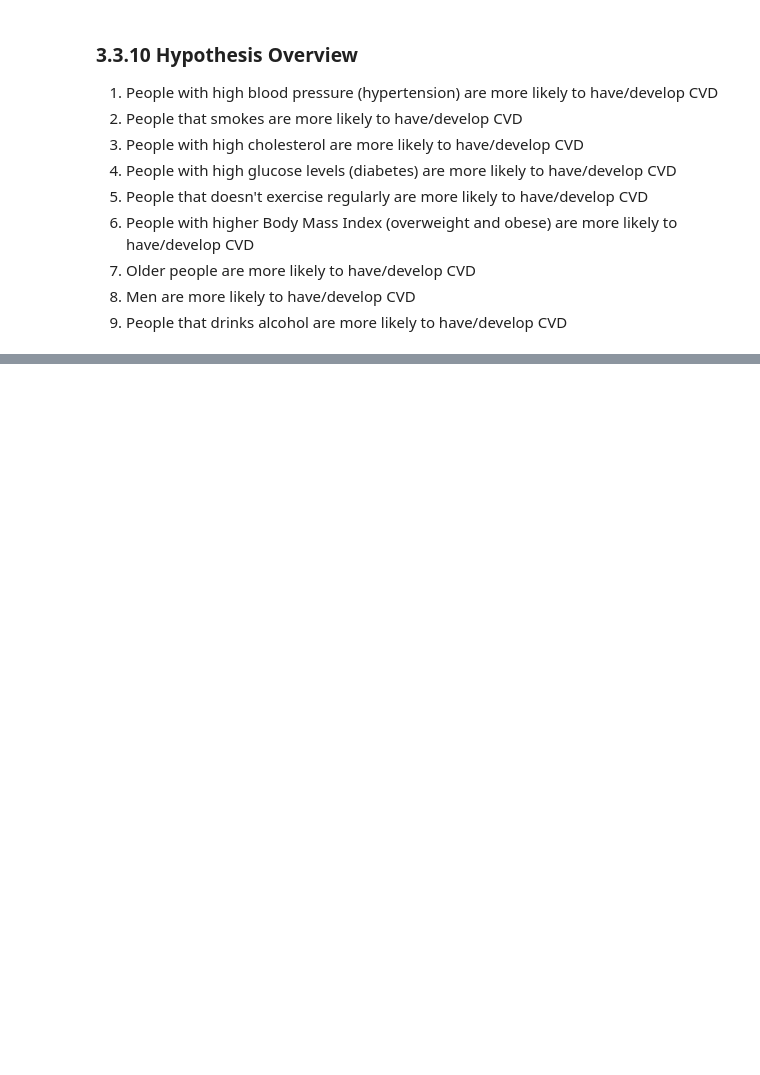
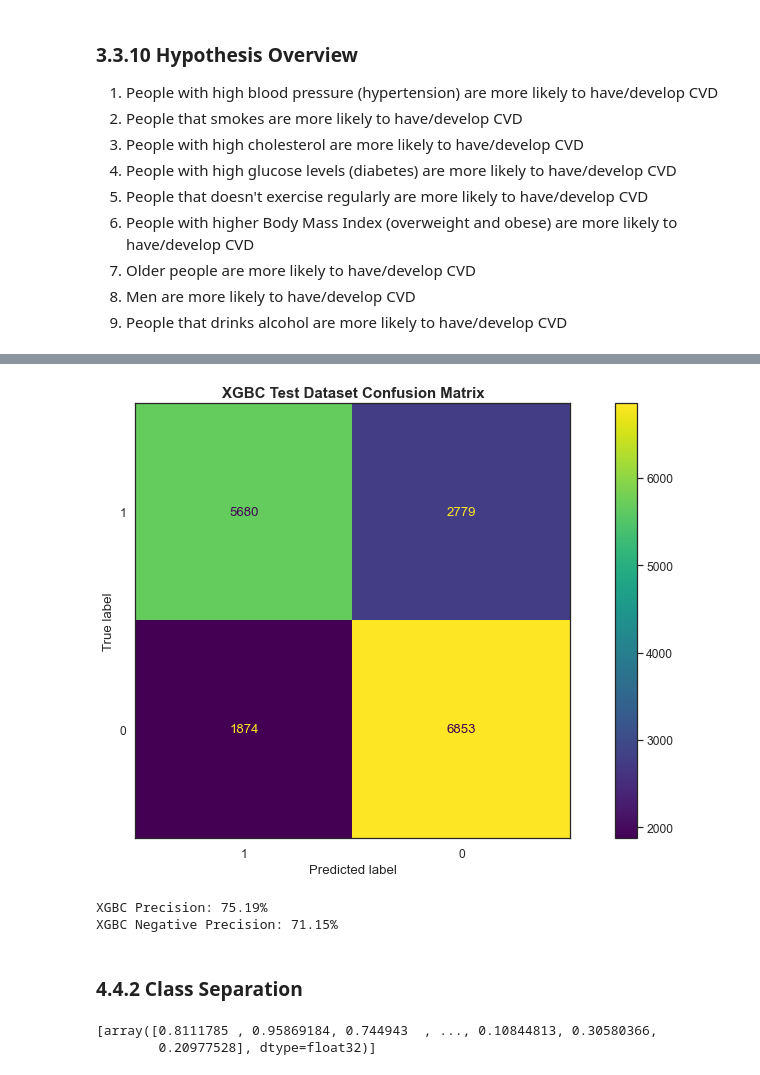
Before and after one commit to henriqueumeda/cardio-catch-diseases, a Jupyter notebook: Cardio Catch Diseases.ipynb, the cells around one changed output, grey strips where cells are left out. Saved outputs shown, nothing was run; the diff lists cells and outputs as text; code cells hidden in the pictures; blank space fills up the shorter version.

```diff
--- a/Cardio Catch Diseases.ipynb
+++ b/Cardio Catch Diseases.ipynb
@@ -910,0 +1176,3 @@ df_hypothesis
+# %%
+final_columns = manual_features
+final_columns
@@ -910,0 +1190,10 @@ df_hypothesis
+# %%
+models = dict()
+models['logistic_regression'] = LogisticRegression(max_iter=1000)
+models['decision_tree'] = DecisionTreeClassifier()
+models['random_forest'] = RandomForestClassifier()
+models['xgbc'] = XGBClassifier(use_label_encoder=False)
+models['naive_bayes'] = GaussianNB()
+# %%
+df_model[['cholesterol', 'gluc', 'hypertension']] = df_model[['cholesterol', 'gluc', 'hypertension']].astype(int)
+df_model.describe()
@@ -910,0 +1210,18 @@ df_hypothesis
+# %%
+for name, model in models.items():
+    # Start counting time
+    start = time.perf_counter()
+
+    X = df_model[final_columns]
+    y = df_model['cardio']
+
+    originalclass = []
+    predictedclass = []
+    acc_score = np.mean(cross_val_score(model, X, y, scoring=make_scorer(classification_report_with_accuracy_score),cv=3))
+    print('{}: {:.2%} accuracy\n'.format(name, acc_score))
+    print(classification_report(originalclass, predictedclass, zero_division = 0))
+
+    # Compute time for executing each algo
+    run = time.perf_counter() - start
+    print('Computational runtime of {} algorithm: {:.2f} seconds'.format(name, run))
+    print('-='*30)
@@ -910,0 +1252,9 @@ df_hypothesis
+# %%
+X_train, X_test, y_train, y_test = train_test_split(X, y)
+
+xgbc = XGBClassifier(use_label_encoder=False)
+xgbc.fit(X_train, y_train)
+
+y_pred = xgbc.predict(X_test)
+cm_test = display_confusion_matrix(y_test, y_pred, 'XGBC Test Dataset Confusion Matrix')
+# %% [output]
@@ -910,0 +1262,21 @@ df_hypothesis
+[figure, added]
+# %%
+tp = cm_test[0][0]
+fp = cm_test[1][0]
+tn = cm_test[1][1]
+fn = cm_test[0][1]
+
+print('XGBC Precision: {:.2%}'.format(tp/(tp+fp)))
+print('XGBC Negative Precision: {:.2%}'.format(tn/(tn+fn)))
+# %% [output]
+XGBC Precision: 75.19%
+XGBC Negative Precision: 71.15%
+# %% [markdown]
+### 4.4.2 Class Separation
+# %%
+y_probas=[]
+y_probas.append(cross_val_predict(xgbc, X_test, y=y_test, cv=3, n_jobs=-1, method='predict_proba')[:, 1])
+y_probas
+# %% [output]
+[array([0.8111785 , 0.95869184, 0.744943  , ..., 0.10844813, 0.30580366,
+        0.20977528], dtype=float32)]
```
Also changed, not shown: parts of 88 cells of this notebook.
